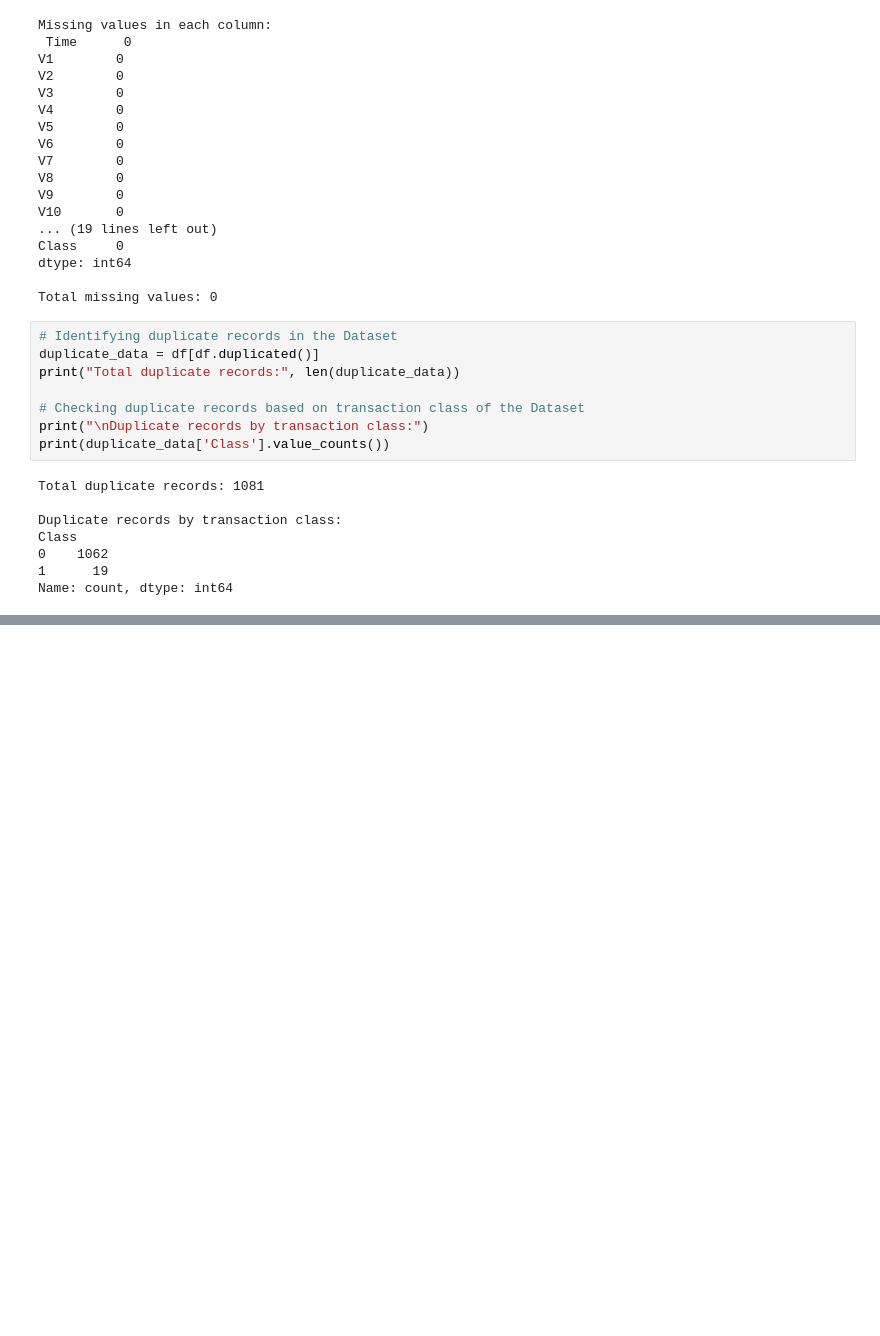
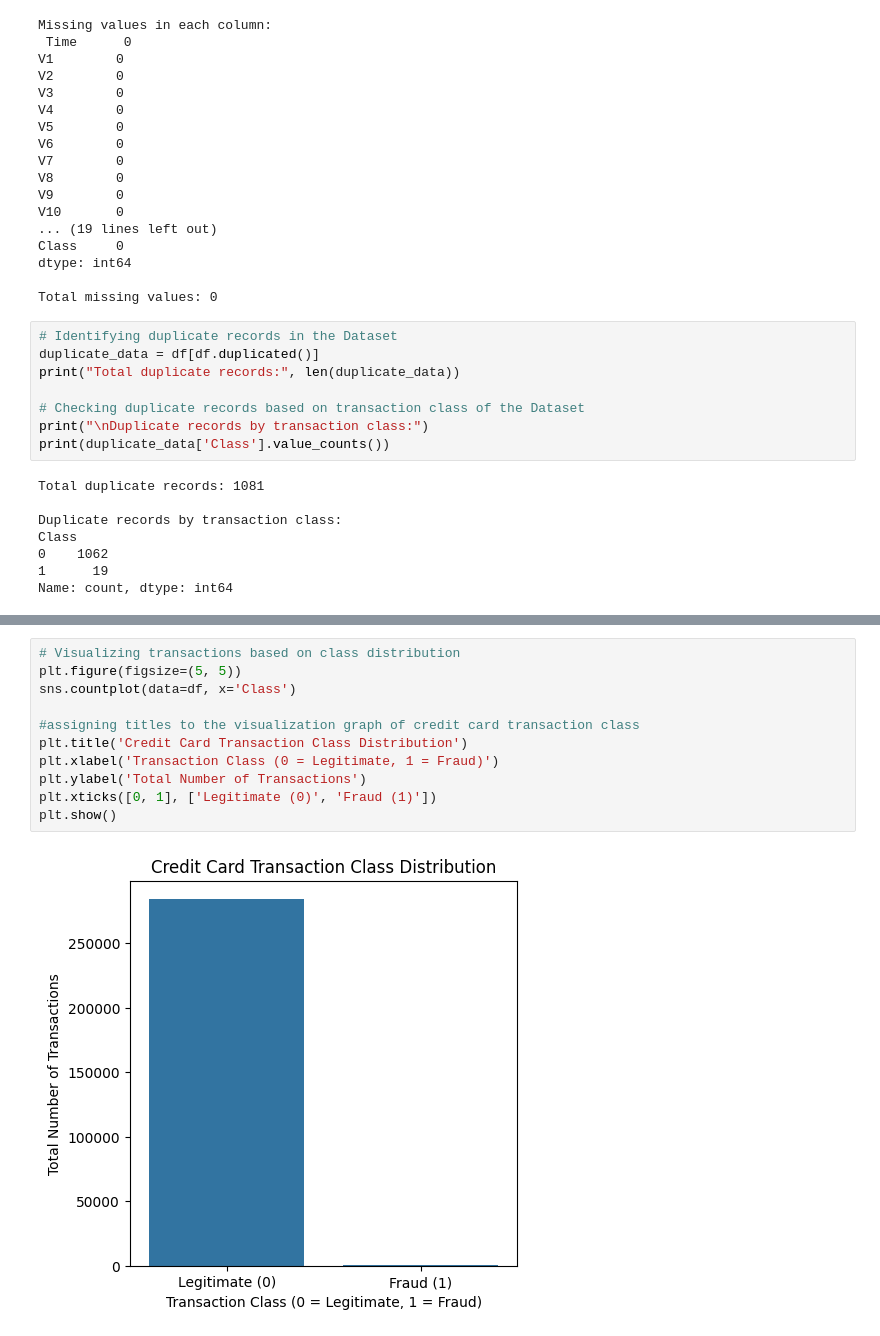
Before and after one commit to sriharshakolla25/CS-746-PDS-Credit-Card-Fraud-Detection, a Jupyter notebook: credit_card_fraud.ipynb, the cells around one changed output, grey strips where cells are left out. Saved outputs shown, nothing was run; the diff lists cells and outputs as text; blank space fills up the shorter version.

```diff
--- a/credit_card_fraud.ipynb
+++ b/credit_card_fraud.ipynb
@@ -108,0 +129,13 @@ Name: count, dtype: int64
+# %%
+# Visualizing transactions based on class distribution
+plt.figure(figsize=(5, 5))
+sns.countplot(data=df, x='Class')
+
+#assigning titles to the visualization graph of credit card transaction class
+plt.title('Credit Card Transaction Class Distribution')
+plt.xlabel('Transaction Class (0 = Legitimate, 1 = Fraud)')
+plt.ylabel('Total Number of Transactions')
+plt.xticks([0, 1], ['Legitimate (0)', 'Fraud (1)'])
+plt.show()
+# %% [output]
+[figure, added]
```
Also changed, not shown: parts of 6 cells of this notebook.
